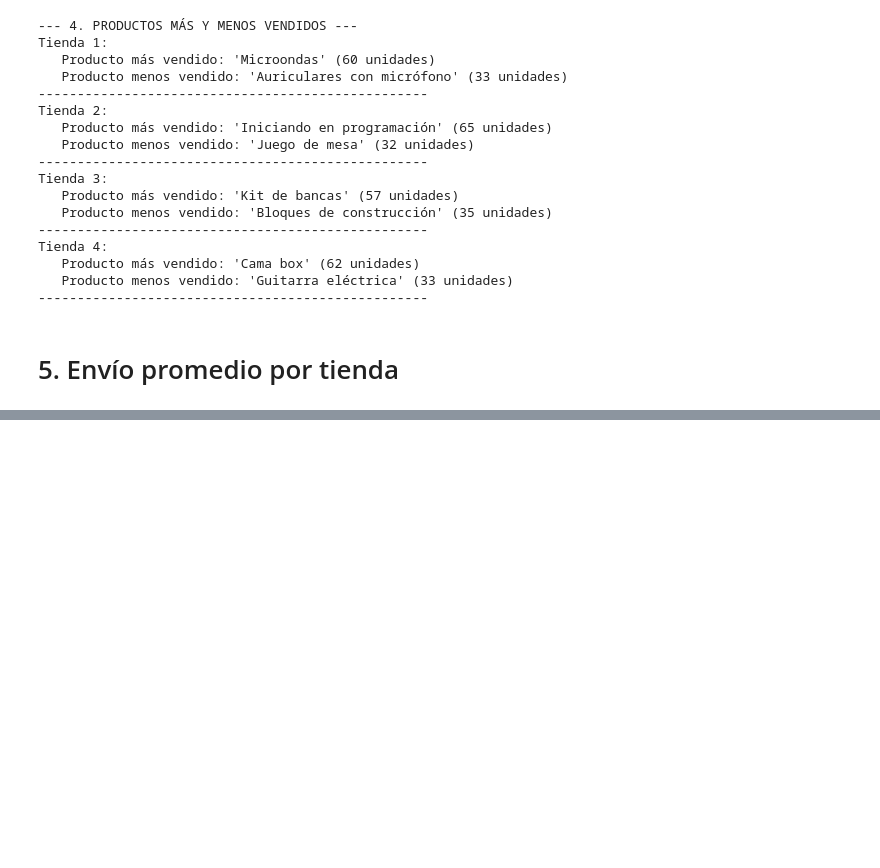
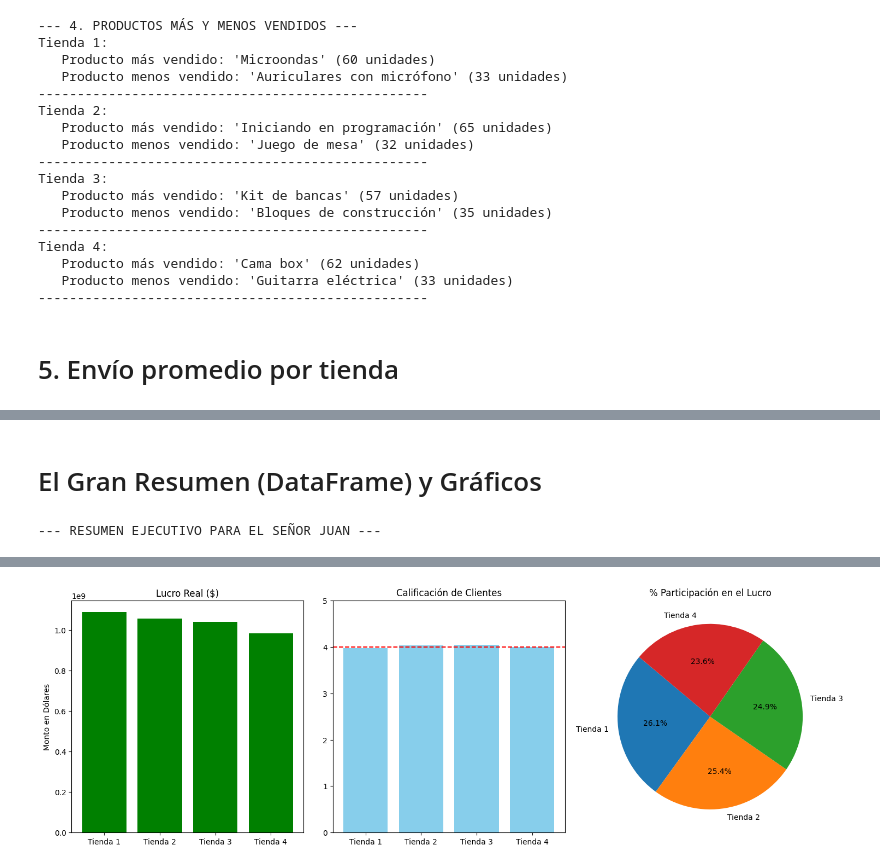
Before and after one commit to electroandblue/alura-store-challenge, a Jupyter notebook: AluraStoreLatam.ipynb, the cells around one changed output, grey strips where cells are left out. Drawn from its saved outputs; the diff is of its cells as text; code cells hidden in the pictures; blank space fills up the shorter version.

Commit message:
Agregado grafico resumen analisis_visual.png

```diff
--- a/AluraStoreLatam.ipynb
+++ b/AluraStoreLatam.ipynb
@@ -143,3 +143,18 @@ Tienda 4:
 --------------------------------------------------
 # %% [markdown]
 # 5. Envío promedio por tienda
+# %%
+# PUNTO 5: Formato con separador de miles
+print("Análisis de Costo Promedio de Envío por Tienda")
+print("-" * 55)
+
+mis_tiendas = [tienda, tienda2, tienda3, tienda4]
+nombres = ["Tienda 1", "Tienda 2", "Tienda 3", "Tienda 4"]
+
+for i, df in enumerate(mis_tiendas):
+    promedio = df['Costo de envío'].mean()
+    # El :,.2f agrega la coma para miles y el punto para decimales
+    print(f"  - Costo Promedio de Envío de la {nombres[i]}: ${promedio:,.2f}")
+
+print("-" * 55)
+print(f"Tienda 4: El costo promedio de envío es ${envio_t4:.2f}")
@@ -145,0 +170,63 @@ Tienda 4:
+# %% [markdown]
+# El Gran Resumen (DataFrame) y Gráficos
+# %%
+import matplotlib.pyplot as plt
+import pandas as pd
+
+# --- CREACIÓN DEL RESUMEN ESTRATÉGICO ---
+tiendas_list = [tienda, tienda2, tienda3, tienda4]
+nombres = ["Tienda 1", "Tienda 2", "Tienda 3", "Tienda 4"]
+
+resumen_data = []
+
+for i, df in enumerate(tiendas_list):
+    facturacion = df['Precio'].sum()
+    envio_total = df['Costo de envío'].sum()
+    lucro_total = facturacion - envio_total # Calculamos el lucro real
+    calificacion = df['Calificación'].mean()
+
+    resumen_data.append({
+        "Tienda": nombres[i],
+        "Facturación Total": facturacion,
+        "Costo Envío Total": envio_total,
+        "Lucro Real": lucro_total,
+        "Calificación Promedio": calificacion
+    })
+
+df_resumen = pd.DataFrame(resumen_data)
+
+# Mostramos la tabla de resumen con formato de moneda
+print("--- RESUMEN EJECUTIVO PARA EL SEÑOR JUAN ---")
+display(df_resumen.style.format({
+    "Facturación Total": "${:,.2f}",
+    "Costo Envío Total": "${:,.2f}",
+    "Lucro Real": "${:,.2f}",
+    "Calificación Promedio": "{:.2f} ⭐"
+}))
+
+# --- VISUALIZACIÓN DE DATOS ---
+plt.figure(figsize=(15, 5))
+
+# Gráfico 1: Lucro Real por Tienda (El más importante para vender)
+plt.subplot(1, 3, 1)
+plt.bar(df_resumen['Tienda'], df_resumen['Lucro Real'], color='green')
+plt.title('Lucro Real ($)')
+plt.ylabel('Monto en Dólares')
+
+# Gráfico 2: Calificación Promedio (Salud de la marca)
+plt.subplot(1, 3, 2)
+plt.bar(df_resumen['Tienda'], df_resumen['Calificación Promedio'], color='skyblue')
+plt.axhline(y=4.0, color='red', linestyle='--', label='Meta') # Línea de meta 4.0
+plt.title('Calificación de Clientes')
+plt.ylim(0, 5)
+
+# Gráfico 3: Relación Facturación vs Envío (Eficiencia)
+plt.subplot(1, 3, 3)
+plt.pie(df_resumen['Lucro Real'], labels=df_resumen['Tienda'], autopct='%1.1f%%', startangle=140)
+plt.title('% Participación en el Lucro')
+
+plt.tight_layout()
+plt.savefig('analisis_visual.png') # Se guarda para que puedas subirlo a GitHub
+plt.show()
+# %% [output]
+--- RESUMEN EJECUTIVO PARA EL SEÑOR JUAN ---
@@ -145,0 +238 @@ Tienda 4:
+[figure, added]
```
Also changed, not shown: parts of 3 cells of this notebook, 1 other file.
